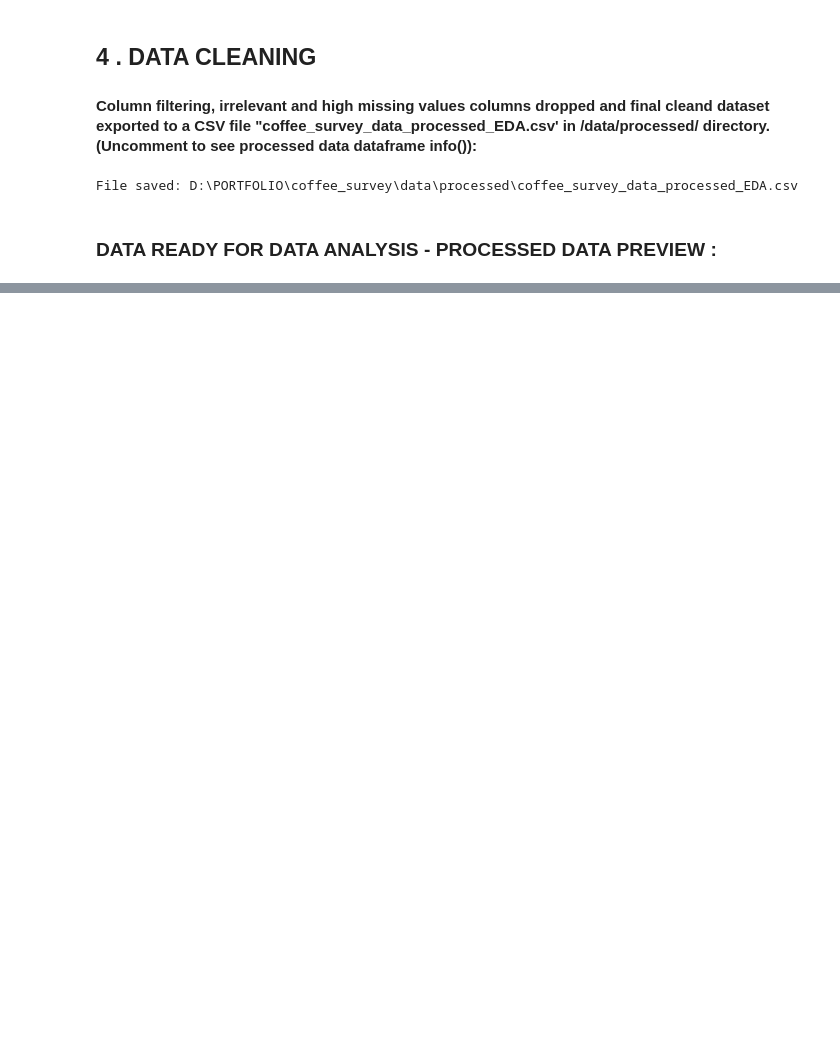
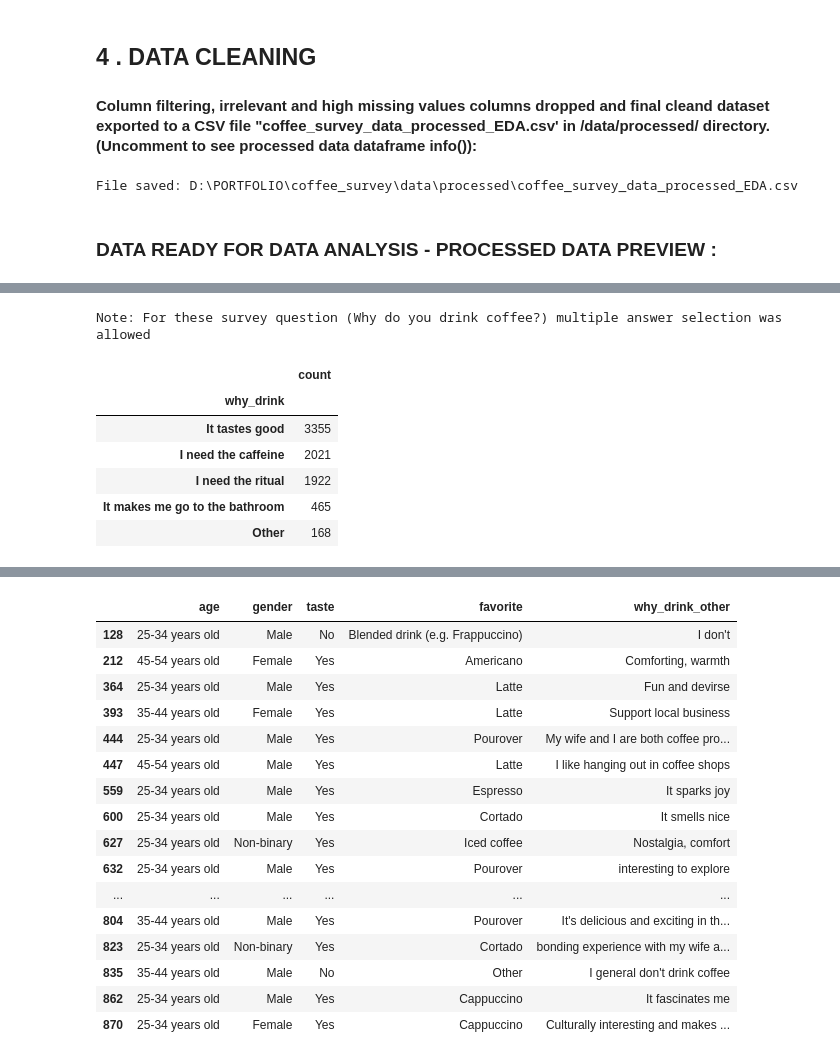
Before and after one commit to briella-codes/coffee_survey, a Jupyter notebook: notebooks/survey_analysis_english.ipynb, the cells around one changed output, grey strips where cells are left out. Cells and saved outputs as stored; diff of their text form; code cells hidden in the pictures; blank space fills up the shorter version.

Commit message:
Start EDA: initial group counts. Add analysis module (group_and_count and calculate_percentage_by_group functions)

```diff
--- a/notebooks/survey_analysis_english.ipynb
+++ b/notebooks/survey_analysis_english.ipynb
@@ -270,0 +352,12 @@ show_df(survey_df[['age','cups','additions','roast_level','favorite','taste','ho
+# %%
+print_title("WHY CONSUMERS DRINK COFFEE??")
+print("Note: For these survey question (Why do you drink coffee?) multiple answer selection was allowed")
+
+count_by_why_drink = group_and_count(survey_df_eda,"why_drink").sort_values(ascending=False)
+
+summary(count_by_why_drink, show="display")
+
+print_subtitle("Other reasons why consumers drink coffee:")
+df_other_why = survey_df_eda[survey_df_eda['why_drink_other'].notna()]
+show_df(df_other_why[['age','gender','taste','favorite','why_drink_other']].head(20))
+# %% [output]
@@ -270,0 +365,8 @@ show_df(survey_df[['age','cups','additions','roast_level','favorite','taste','ho
+Note: For these survey question (Why do you drink coffee?) multiple answer selection was allowed
+|  | count |
+| why_drink |  |
+| It tastes good | 3355 |
+| I need the caffeine | 2021 |
+| I need the ritual | 1922 |
+| It makes me go to the bathroom | 465 |
+| Other | 168 |
@@ -270,0 +374,17 @@ show_df(survey_df[['age','cups','additions','roast_level','favorite','taste','ho
+|  | age | gender | taste | favorite | why_drink_other |
+| 128 | 25-34 years old | Male | No | Blended drink (e.g. Frappuccino) | I don't |
+| 212 | 45-54 years old | Female | Yes | Americano | Comforting, warmth |
+| 364 | 25-34 years old | Male | Yes | Latte | Fun and devirse |
+| 393 | 35-44 years old | Female | Yes | Latte | Support local business |
+| 444 | 25-34 years old | Male | Yes | Pourover | My wife and I are both coffee pro... |
+| 447 | 45-54 years old | Male | Yes | Latte | I like hanging out in coffee shops |
+| 559 | 25-34 years old | Male | Yes | Espresso | It sparks joy |
+| 600 | 25-34 years old | Male | Yes | Cortado | It smells nice |
+| 627 | 25-34 years old | Non-binary | Yes | Iced coffee | Nostalgia, comfort |
+| 632 | 25-34 years old | Male | Yes | Pourover | interesting to explore |
+| ... | ... | ... | ... | ... | ... |
+| 804 | 35-44 years old | Male | Yes | Pourover | It's delicious and exciting in th... |
+| 823 | 25-34 years old | Non-binary | Yes | Cortado | bonding experience with my wife a... |
+| 835 | 35-44 years old | Male | No | Other | I general don't drink coffee |
+| 862 | 25-34 years old | Male | Yes | Cappuccino | It fascinates me |
+| 870 | 25-34 years old | Female | Yes | Cappuccino | Culturally interesting and makes ... |
```
Also changed, not shown: parts of 10 cells of this notebook, 2 other files.
